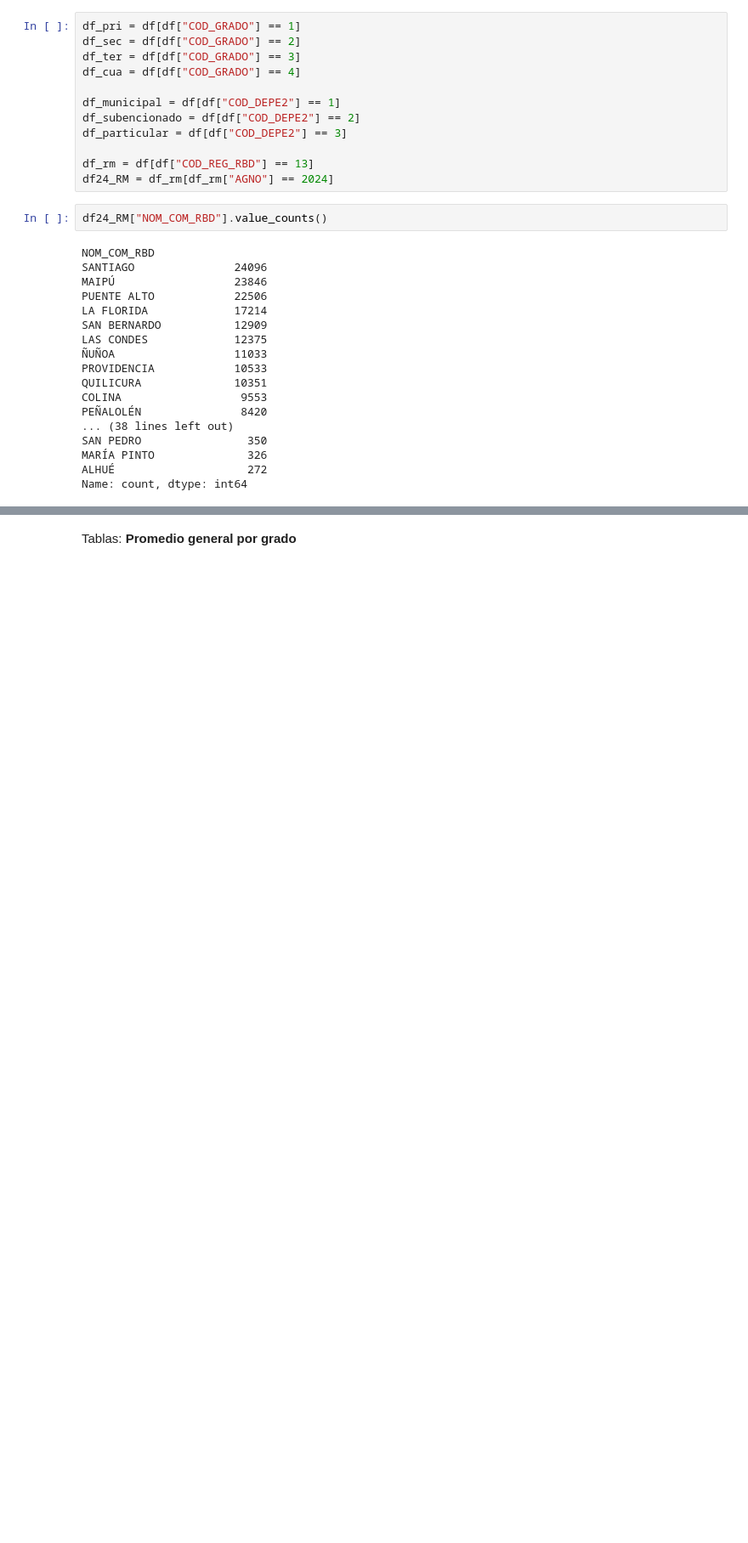
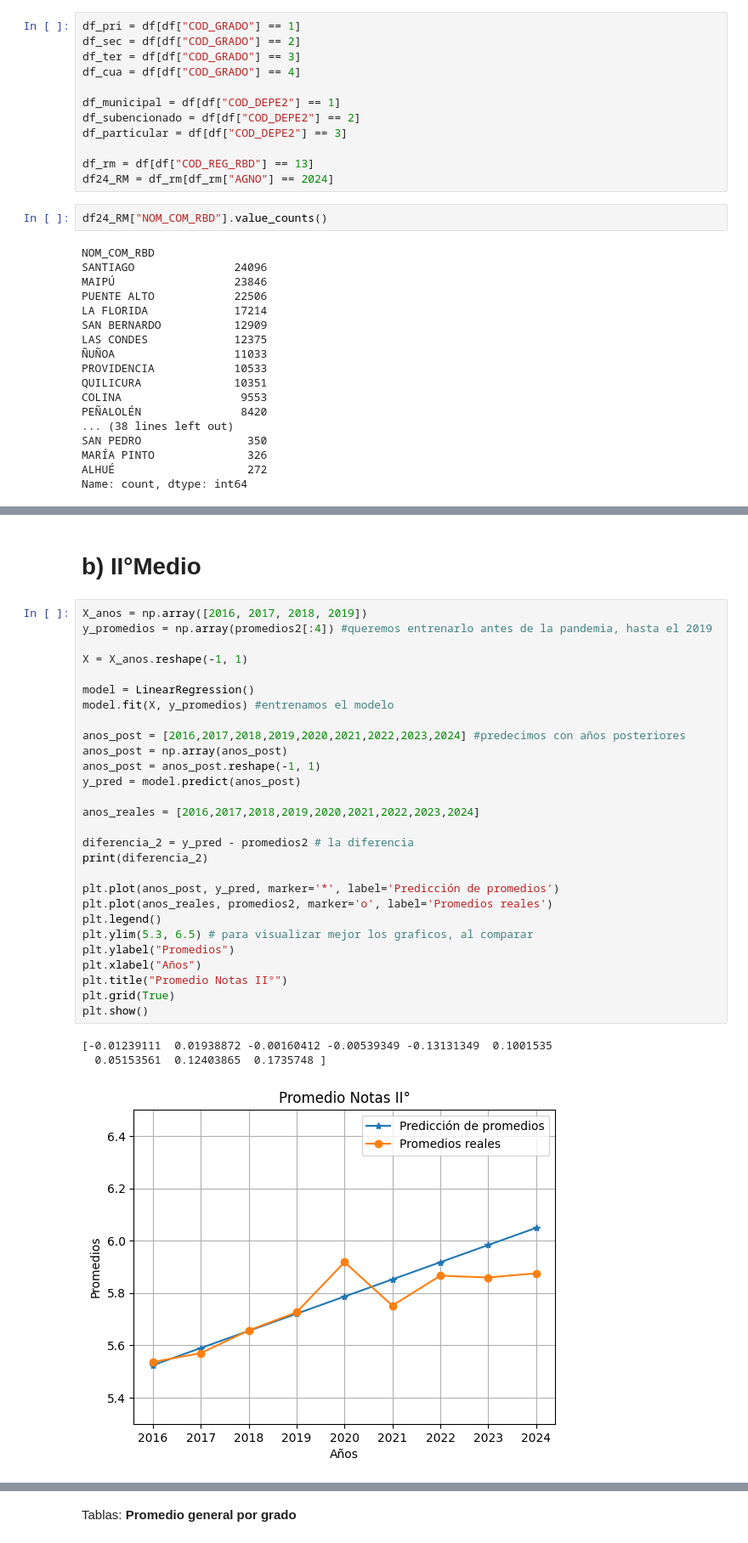
Before and after one commit to cony45678/Proyecto-Semestral-IMT2200, a Jupyter notebook: proyecto/notebook_rendimiento.ipynb, the cells around one changed output, grey strips where cells are left out. Shown: that part at 85% size. Drawn from its saved outputs; the diff is of its cells as text; blank space fills up the shorter version.

```diff
--- a/proyecto/notebook_rendimiento.ipynb
+++ b/proyecto/notebook_rendimiento.ipynb
@@ -81,0 +208,34 @@ Name: count, dtype: int64
+# %% [markdown]
+# b) II°Medio
+# %%
+X_anos = np.array([2016, 2017, 2018, 2019])
+y_promedios = np.array(promedios2[:4]) #queremos entrenarlo antes de la pandemia, hasta el 2019
+
+X = X_anos.reshape(-1, 1)
+
+model = LinearRegression()
+model.fit(X, y_promedios) #entrenamos el modelo
+
+anos_post = [2016,2017,2018,2019,2020,2021,2022,2023,2024] #predecimos con años posteriores
+anos_post = np.array(anos_post)
+anos_post = anos_post.reshape(-1, 1)
+y_pred = model.predict(anos_post)
+
+anos_reales = [2016,2017,2018,2019,2020,2021,2022,2023,2024]
+
+diferencia_2 = y_pred - promedios2 # la diferencia
+print(diferencia_2)
+
+plt.plot(anos_post, y_pred, marker='*', label='Predicción de promedios')
+plt.plot(anos_reales, promedios2, marker='o', label='Promedios reales')
+plt.legend()
+plt.ylim(5.3, 6.5) # para visualizar mejor los graficos, al comparar
+plt.ylabel("Promedios")
+plt.xlabel("Años")
+plt.title("Promedio Notas II°")
+plt.grid(True)
+plt.show()
+# %% [output]
+[-0.01239111  0.01938872 -0.00160412 -0.00539349 -0.13131349  0.1001535
+  0.05153561  0.12403865  0.1735748 ]
+[figure, added]
```
Also changed, not shown: parts of 32 cells of this notebook.
